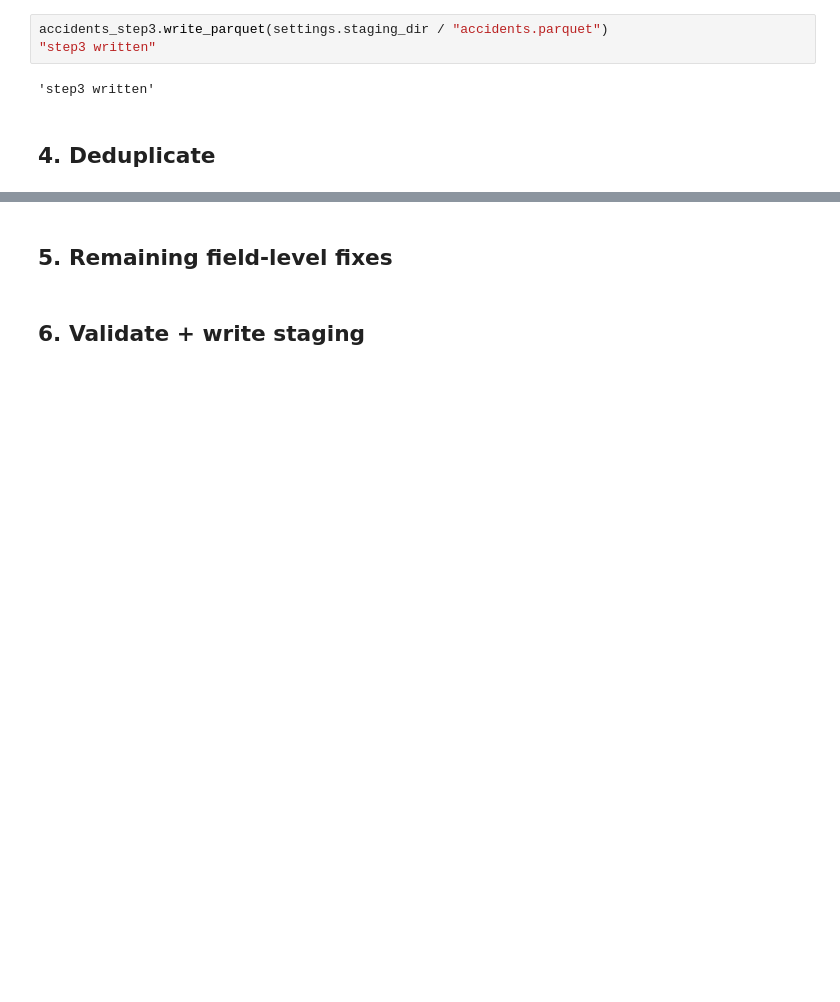
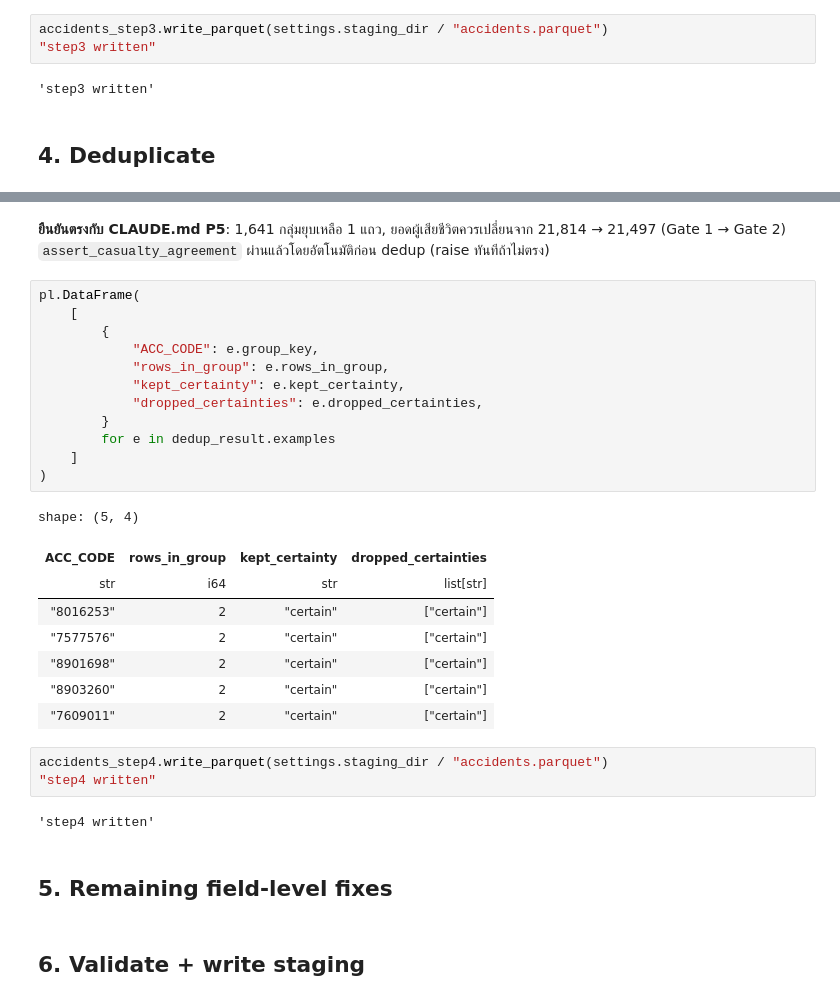
Before and after one commit to PhidPhew/car-insurance-accident-analysis, a Jupyter notebook: notebooks/02_data_cleaning.ipynb, the cells around one changed output, grey strips where cells are left out. Saved outputs shown, nothing was run; the diff lists cells and outputs as text; blank space fills up the shorter version.

```diff
--- a/notebooks/02_data_cleaning.ipynb
+++ b/notebooks/02_data_cleaning.ipynb
@@ -575,3 +633,32 @@ accidents_step3.write_parquet(settings.staging_dir / "accidents.parquet")
+# %% [markdown]
+**ยืนยันตรงกับ CLAUDE.md P5**: 1,641 กลุ่มยุบเหลือ 1 แถว, ยอดผู้เสียชีวิตควรเปลี่ยนจาก 21,814 →
+21,497 (Gate 1 → Gate 2) `assert_casualty_agreement` ผ่านแล้วโดยอัตโนมัติก่อน dedup (raise ทันทีถ้าไม่ตรง)
+# %%
+pl.DataFrame(
+    [
+        {
+            "ACC_CODE": e.group_key,
+            "rows_in_group": e.rows_in_group,
+            "kept_certainty": e.kept_certainty,
+            "dropped_certainties": e.dropped_certainties,
+        }
+        for e in dedup_result.examples
+    ]
+)
+# %% [output]
+shape: (5, 4)
+| ACC_CODE | rows_in_group | kept_certainty | dropped_certainties |
+| str | i64 | str | list[str] |
+| "8016253" | 2 | "certain" | ["certain"] |
+| "7577576" | 2 | "certain" | ["certain"] |
+| "8901698" | 2 | "certain" | ["certain"] |
+| "8903260" | 2 | "certain" | ["certain"] |
+| "7609011" | 2 | "certain" | ["certain"] |
+# %%
+accidents_step4.write_parquet(settings.staging_dir / "accidents.parquet")
+"step4 written"
+# %% [output]
+'step4 written'
 # %% [markdown]
 ## 5. Remaining field-level fixes
 # %% [markdown]
```
Also changed, not shown: parts of 6 cells of this notebook, 2 other files.
